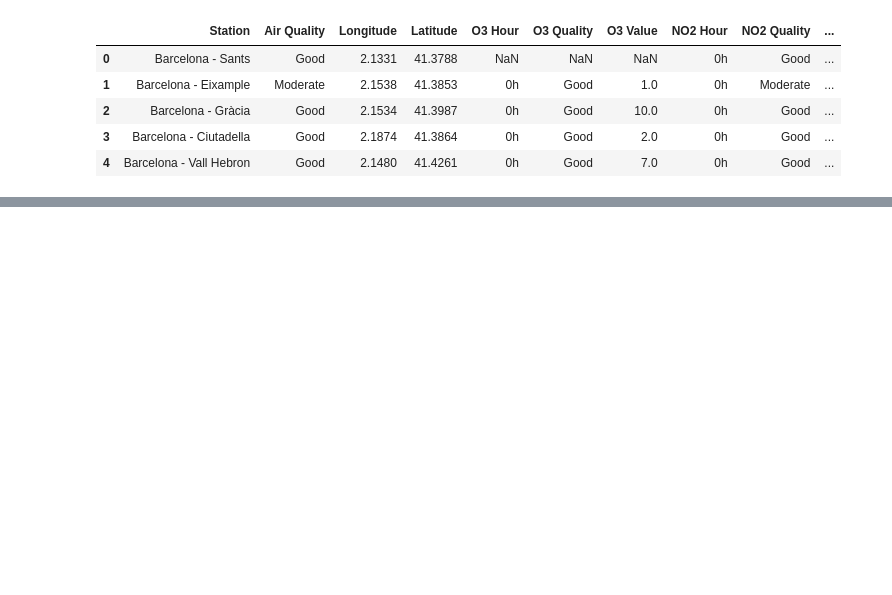
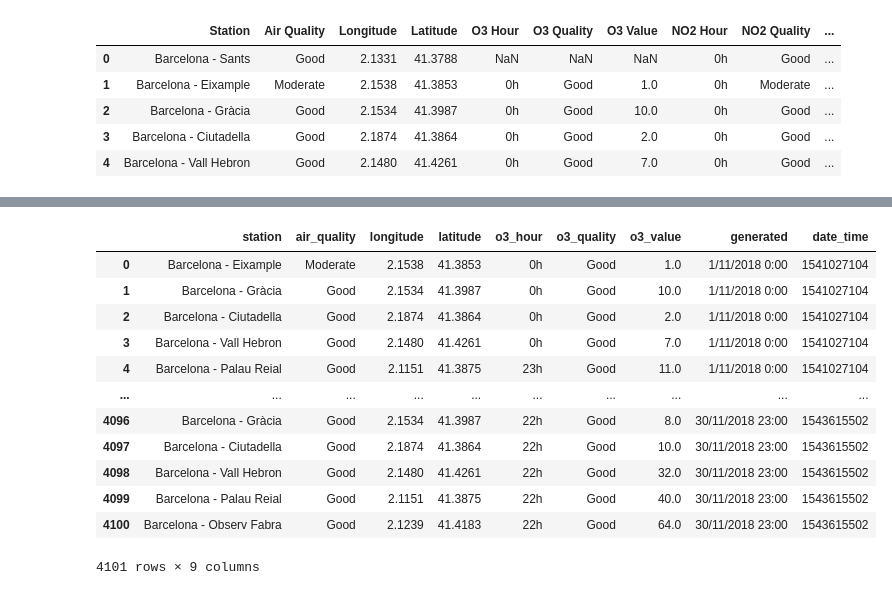
Before and after one commit to ta-data-remote/Project-Week-2-Barcelona, a Jupyter notebook: your-project/O3_analysis.ipynb, the cells around one changed output, grey strips where cells are left out. Drawn from its saved outputs; the diff is of its cells as text; code cells hidden in the pictures; blank space fills up the shorter version.

```diff
--- a/your-project/O3_analysis.ipynb
+++ b/your-project/O3_analysis.ipynb
@@ -13,0 +63,3 @@ data.head()
+# %%
+o3_df = data[['Station', 'Air Quality', 'Longitude', 'Latitude', 'O3 Hour', 'O3 Quality', 'O3 Value', 'Generated', 'Date Time']].copy()
+o3_df.columns = ['station', 'air_quality', 'longitude', 'latitude', 'o3_hour', 'o3_quality', 'o3_value', 'generated', 'date_time']
@@ -13,0 +123,19 @@ data.head()
+# %%
+nulls_o3 = o3_df[o3_df['o3_value'].isna() == True].index.tolist()
+o3_clean = o3_df.drop(nulls_o3)
+o3_clean.reset_index(drop=True,inplace=True)
+o3_clean
+# %% [output]
+|  | station | air_quality | longitude | latitude | o3_hour | o3_quality | o3_value | generated | date_time |
+| 0 | Barcelona - Eixample | Moderate | 2.1538 | 41.3853 | 0h | Good | 1.0 | 1/11/2018 0:00 | 1541027104 |
+| 1 | Barcelona - Gràcia | Good | 2.1534 | 41.3987 | 0h | Good | 10.0 | 1/11/2018 0:00 | 1541027104 |
+| 2 | Barcelona - Ciutadella | Good | 2.1874 | 41.3864 | 0h | Good | 2.0 | 1/11/2018 0:00 | 1541027104 |
+| 3 | Barcelona - Vall Hebron | Good | 2.1480 | 41.4261 | 0h | Good | 7.0 | 1/11/2018 0:00 | 1541027104 |
+| 4 | Barcelona - Palau Reial | Good | 2.1151 | 41.3875 | 23h | Good | 11.0 | 1/11/2018 0:00 | 1541027104 |
+| ... | ... | ... | ... | ... | ... | ... | ... | ... | ... |
+| 4096 | Barcelona - Gràcia | Good | 2.1534 | 41.3987 | 22h | Good | 8.0 | 30/11/2018 23:00 | 1543615502 |
+| 4097 | Barcelona - Ciutadella | Good | 2.1874 | 41.3864 | 22h | Good | 10.0 | 30/11/2018 23:00 | 1543615502 |
+| 4098 | Barcelona - Vall Hebron | Good | 2.1480 | 41.4261 | 22h | Good | 32.0 | 30/11/2018 23:00 | 1543615502 |
+| 4099 | Barcelona - Palau Reial | Good | 2.1151 | 41.3875 | 22h | Good | 40.0 | 30/11/2018 23:00 | 1543615502 |
+| 4100 | Barcelona - Observ Fabra | Good | 2.1239 | 41.4183 | 22h | Good | 64.0 | 30/11/2018 23:00 | 1543615502 |
+4101 rows × 9 columns
```
Also changed, not shown: parts of 22 cells of this notebook.
